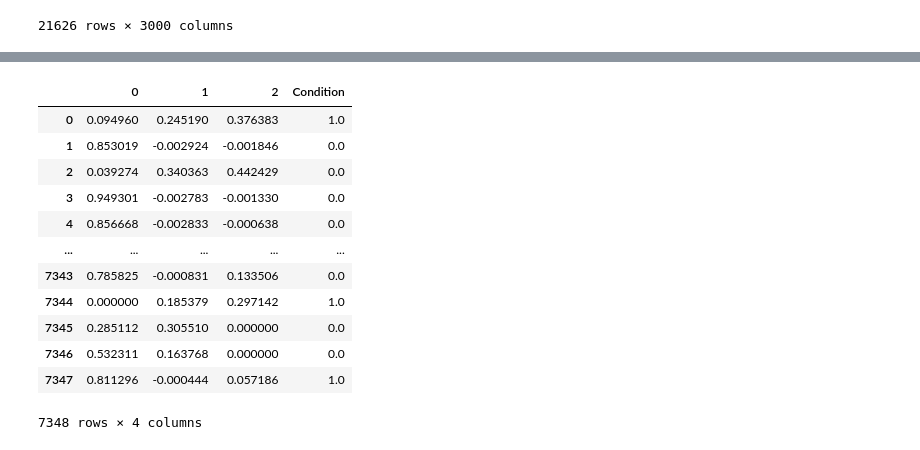
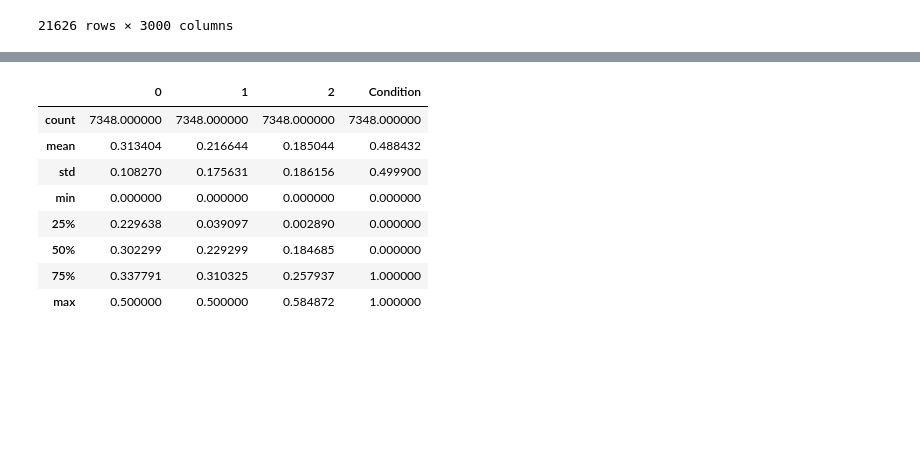
Before and after one commit to AliEmreSenel/BAIAILabProject2024, a Jupyter notebook: alliAutoEnc.ipynb, the cells around one changed output, grey strips where cells are left out. Drawn from its saved outputs; the diff is of its cells as text; code cells hidden in the pictures; blank space fills up the shorter version.

Commit message:
(Auto)encoders

```diff
--- a/alliAutoEnc.ipynb
+++ b/alliAutoEnc.ipynb
@@ -343,7 +541,7 @@ Autoencoder2(
 # %%
 train_config = [
 #    [10, data_loader_smart, adam],
-    [100, data_loader, adam]
+    [100, data_loader, ada]
 ]
 # %%
 total_epochs = 0
@@ -354,26 +552,33 @@ for segment in train_config:
     optimizer = segment[2]
     for epoch in tqdm(range(num_epochs)):
         running_loss = 0.0
+        running_loss_2 = 0.0
         for inputs, labels in data_loaderr:
             # Zero the parameter gradients
             optimizer.zero_grad()
 
             outputs = model(inputs)
-            loss = criterion(outputs, inputs)
+            encoder_outputs = model(inputs)
+
+            loss = criterion(outputs, torch.cat((inputs, torch.unsqueeze(labels, 1)), 1))
+
+            loss_encoder = criterion1(encoder_outputs[:, 0], labels)
 
             # Backward pass and optimize
             loss.backward()
+            loss_encoder.backward()
 
             # Clip gradients
-            nn.utils.clip_grad_norm_(model.parameters(), 1.0)
+            #nn.utils.clip_grad_norm_(model.parameters(), 1.0)
 
             optimizer.step()
 
             # Print statistics
             running_loss += loss.item()
+            running_loss_2 += loss_encoder.item()
 
         writer.add_scalar("Loss/train", running_loss/len(data_loader), epoch)
-        print(f"Epoch {epoch+1}, Loss: {running_loss/len(data_loader)}", flush=True)
+        print(f"Epoch {epoch+1}, Loss: {running_loss/len(data_loader)} Loss 2: {running_loss_2/len(data_loader)}", flush=True)
         writer.flush()
         total_epochs += 1
 # %% [output]
@@ -395,26 +600,24 @@ outputs = []
 cell_labels = []
 with torch.no_grad():
     for inputs, labels in test_loader:
-        outputs.extend(model.encoder(inputs).cpu().numpy())
+        outputs.extend(nn.Sigmoid()(model.encoder(inputs)).cpu().numpy())
         cell_labels.extend(labels.cpu().numpy())
 
 pred_df = pd.DataFrame(outputs)
 pred_df["Condition"] = cell_labels
-# %%
-pred_df
-# %% [output]
-|  | 0 | 1 | 2 | Condition |
-| 0 | 0.094960 | 0.245190 | 0.376383 | 1.0 |
-| 1 | 0.853019 | -0.002924 | -0.001846 | 0.0 |
-| 2 | 0.039274 | 0.340363 | 0.442429 | 0.0 |
-| 3 | 0.949301 | -0.002783 | -0.001330 | 0.0 |
-| 4 | 0.856668 | -0.002833 | -0.000638 | 0.0 |
-| ... | ... | ... | ... | ... |
-| 7343 | 0.785825 | -0.000831 | 0.133506 | 0.0 |
-| 7344 | 0.000000 | 0.185379 | 0.297142 | 1.0 |
-| 7345 | 0.285112 | 0.305510 | 0.000000 | 0.0 |
-| 7346 | 0.532311 | 0.163768 | 0.000000 | 0.0 |
-| 7347 | 0.811296 | -0.000444 | 0.057186 | 1.0 |
-7348 rows × 4 columns
+# %%
+predd_df = pred_df[pred_df > -100]
+# %%
+predd_df.describe()
+# %% [output]
+|  | 0 | 1 | 2 | Condition |
+| count | 7348.000000 | 7348.000000 | 7348.000000 | 7348.000000 |
+| mean | 0.313404 | 0.216644 | 0.185044 | 0.488432 |
+| std | 0.108270 | 0.175631 | 0.186156 | 0.499900 |
+| min | 0.000000 | 0.000000 | 0.000000 | 0.000000 |
+| 25% | 0.229638 | 0.039097 | 0.002890 | 0.000000 |
+| 50% | 0.302299 | 0.229299 | 0.184685 | 0.000000 |
+| 75% | 0.337791 | 0.310325 | 0.257937 | 1.000000 |
+| max | 0.500000 | 0.500000 | 0.584872 | 1.000000 |
 # %%
 import plotly.express as px
```
Also changed, not shown: parts of 12 cells of this notebook.
